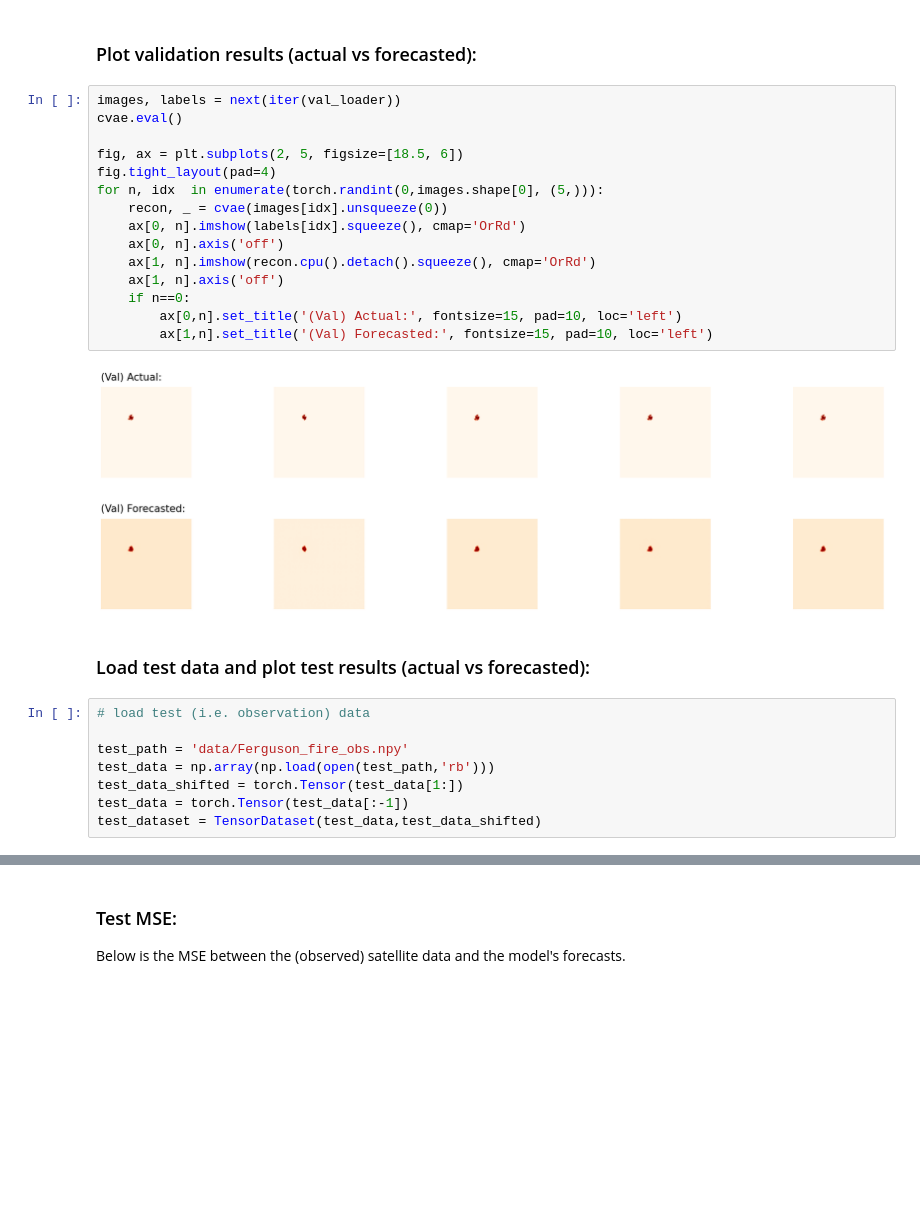
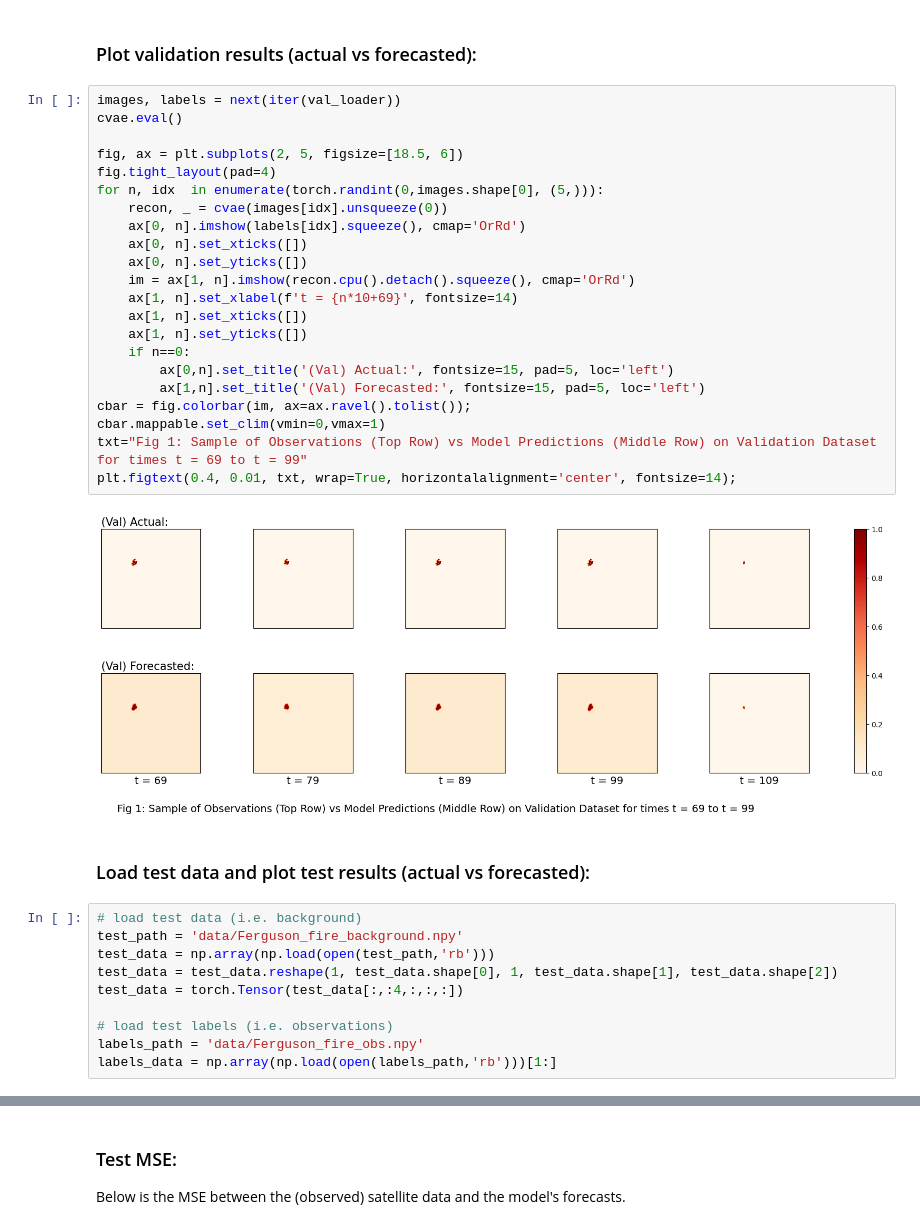
Before and after one commit to edsml-sm1122/ads-wildfire, a Jupyter notebook: wildfire/objective_2.ipynb, the cells around one changed output, grey strips where cells are left out. Drawn from its saved outputs; the diff is of its cells as text; blank space fills up the shorter version.

```diff
--- a/wildfire/objective_2.ipynb
+++ b/wildfire/objective_2.ipynb
@@ -56,29 +56,38 @@ else:
 # %%
 images, labels = next(iter(val_loader))
 cvae.eval()
 
 fig, ax = plt.subplots(2, 5, figsize=[18.5, 6])
 fig.tight_layout(pad=4)
 for n, idx  in enumerate(torch.randint(0,images.shape[0], (5,))):
     recon, _ = cvae(images[idx].unsqueeze(0))
     ax[0, n].imshow(labels[idx].squeeze(), cmap='OrRd')
-    ax[0, n].axis('off')
-    ax[1, n].imshow(recon.cpu().detach().squeeze(), cmap='OrRd')
-    ax[1, n].axis('off')
+    ax[0, n].set_xticks([])
+    ax[0, n].set_yticks([])
+    im = ax[1, n].imshow(recon.cpu().detach().squeeze(), cmap='OrRd')
+    ax[1, n].set_xlabel(f't = {n*10+69}', fontsize=14)
+    ax[1, n].set_xticks([])
+    ax[1, n].set_yticks([])
     if n==0:
-        ax[0,n].set_title('(Val) Actual:', fontsize=15, pad=10, loc='left')
-        ax[1,n].set_title('(Val) Forecasted:', fontsize=15, pad=10, loc='left')
+        ax[0,n].set_title('(Val) Actual:', fontsize=15, pad=5, loc='left')
+        ax[1,n].set_title('(Val) Forecasted:', fontsize=15, pad=5, loc='left')
+cbar = fig.colorbar(im, ax=ax.ravel().tolist());
+cbar.mappable.set_clim(vmin=0,vmax=1)
+txt="Fig 1: Sample of Observations (Top Row) vs Model Predictions (Middle Row) on Validation Dataset for times t = 69 to t = 99"
+plt.figtext(0.4, 0.01, txt, wrap=True, horizontalalignment='center', fontsize=14);
 # %% [output]
-[figure, old version]
+[figure, new version]
 # %% [markdown]
 ### Load test data and plot test results (actual vs forecasted):
 # %%
-# load test (i.e. observation) data
+# load test data (i.e. background)
+test_path = 'data/Ferguson_fire_background.npy'
+test_data = np.array(np.load(open(test_path,'rb')))
+test_data = test_data.reshape(1, test_data.shape[0], 1, test_data.shape[1], test_data.shape[2])
+test_data = torch.Tensor(test_data[:,:4,:,:,:])
 
-test_path = 'data/Ferguson_fire_obs.npy'
-test_data = np.array(np.load(open(test_path,'rb')))
-test_data_shifted = torch.Tensor(test_data[1:])
-test_data = torch.Tensor(test_data[:-1])
-test_dataset = TensorDataset(test_data,test_data_shifted)
+# load test labels (i.e. observations)
+labels_path = 'data/Ferguson_fire_obs.npy'
+labels_data = np.array(np.load(open(labels_path,'rb')))[1:]
 # %%
 fig, ax = plt.subplots(2, 4, figsize=[18.5, 6])
```
Also changed, not shown: parts of 2 cells of this notebook, 3 other files.
